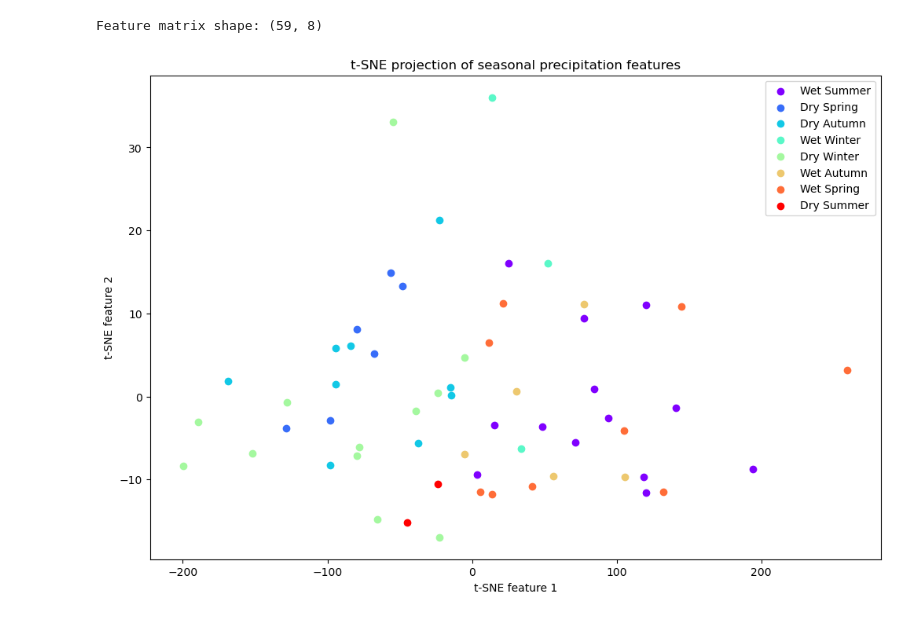
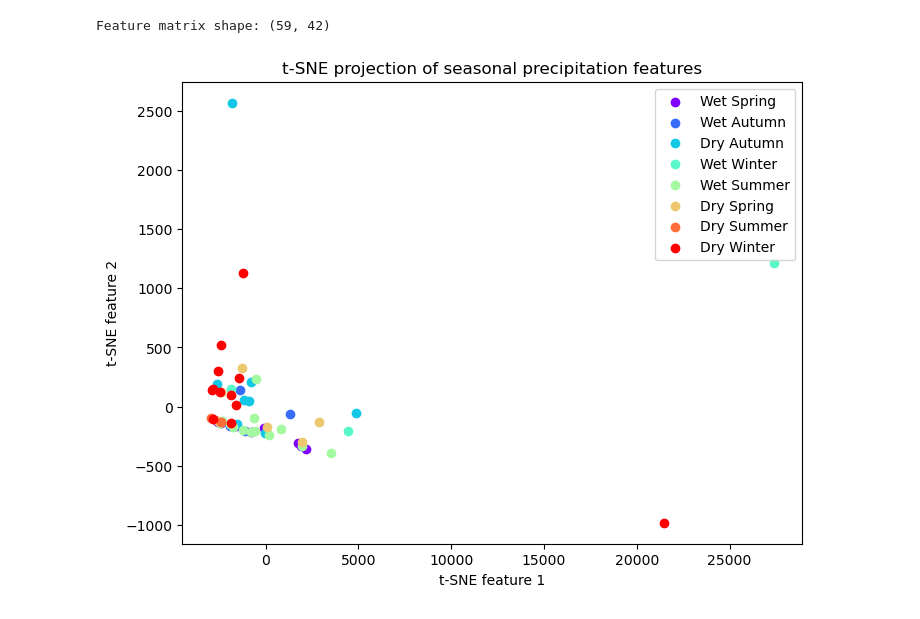
Before and after one commit to CooperBigFoot/gratis-precip, a Jupyter notebook: examples/example.ipynb, the cells around one changed output. Drawn from its saved outputs; the diff is of its cells as text; code cells hidden in the pictures.

```diff
--- a/examples/example.ipynb
+++ b/examples/example.ipynb
@@ -118,53 +156,70 @@ class FeatureExtractor:
+# %%
+extractor = FeatureExtractor(
+    [
+        # Base features
+        LengthFeature(),
+        NPeriodsFeature(),
+        PeriodsFeature(),
+        NDiffsFeature(),
+        NSDiffsFeature(),
+        ACFFeature(),
+        PACFFeature(),
+        EntropyFeature(),
+        NonlinearityFeature(),
+        HurstFeature(),
+        StabilityFeature(),
+        LumpinessFeature(),
+        UnitRootFeature(),
+        HeterogeneityFeature(),
+        TrendFeature(),
+        SeasonalStrengthFeature(),
+        SpikeFeature(),
+        LinearityFeature(),
+        CurvatureFeature(),
+        RemainderACFFeature(),
+        ARCHACFFeature(),
+        GARCHACFFeature(),
+        ARCHR2Feature(),
+        GARCHR2Feature(),
+        # Precipitation-specific features
+        TotalPrecipitation(),
+        PrecipitationIntensity(),
+        DrySpellDuration(),
+        WetSpellDuration(),
+        PrecipitationVariability(),
+        ExtremePrecipitationFrequency(),
+        MaximumDailyPrecipitation(),
+        WetDayFrequency(),
+    ]
+)
 # %%
-extractor = FeatureExtractor(
-    [
-        # LengthFeature(),
-        # ACFFeature(),
-        # EntropyFeature(),
-        # TrendFeature(),
-        # SeasonalStrengthFeature(),
-        # NonlinearityFeature(),
-        # HurstFeature(),
-        # StabilityFeature(),
-        # LumpinessFeature(),
-        TotalPrecipitation(),
-        PrecipitationIntensity(),
-        DrySpellDuration(),
-        WetSpellDuration(),
-        PrecipitationVariability(),
-        ExtremePrecipitationFrequency(),
-        MaximumDailyPrecipitation(),
-        WetDayFrequency(),
-    ]
-)
-
 # Extract features for all segments
 feature_matrix = extractor.extract_feature_matrix(segments)
 print(f"Feature matrix shape: {feature_matrix.shape}")
 # %% [output]
-Feature matrix shape: (59, 8)
+Feature matrix shape: (59, 42)
 # %%
 # Perform dimensionality reduction
 reducer = DimensionalityReducer(PCAReduction())
 projection = reducer.reduce_dimensions(feature_matrix)
 # %%
 # Visualize the projection
-plt.figure(figsize=(12, 8))
+plt.figure(figsize=(8, 6))
 
 unique_labels = list(set(classified_labels))
 colors = plt.cm.rainbow(np.linspace(0, 1, len(unique_labels)))
 
 for label, color in zip(unique_labels, colors):
     mask = np.array(classified_labels) == label
     plt.scatter(projection[mask, 0], projection[mask, 1], label=label, color=color)
 
 plt.title("t-SNE projection of seasonal precipitation features")
 plt.xlabel("t-SNE feature 1")
 plt.ylabel("t-SNE feature 2")
 plt.legend()
 plt.show()
 # %% [output]
-[figure, old version]
+[figure, new version]
 # %%
 # Print some statistics
 for season in set(classified_labels):
```
Also changed, not shown: parts of 8 cells of this notebook.
